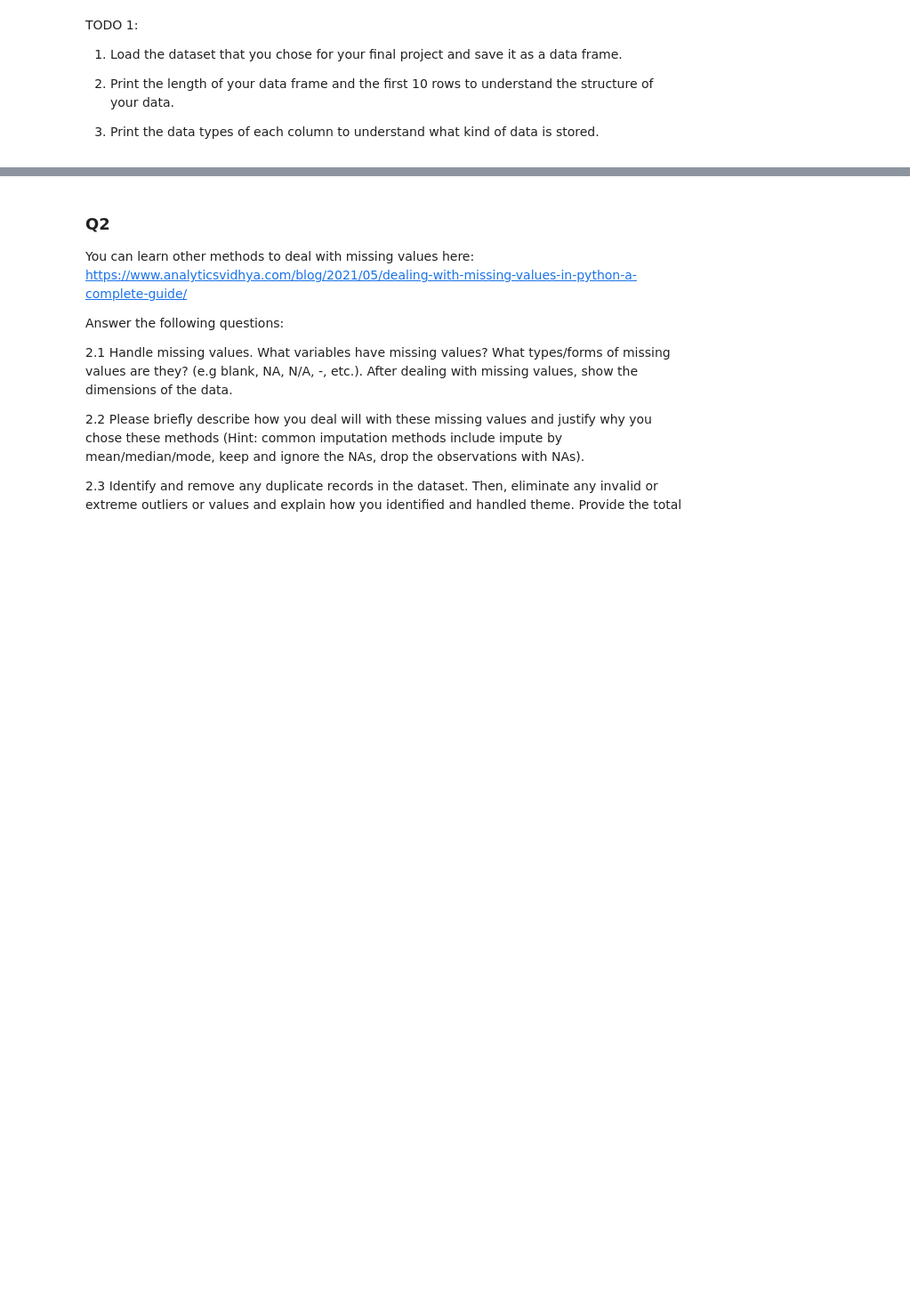
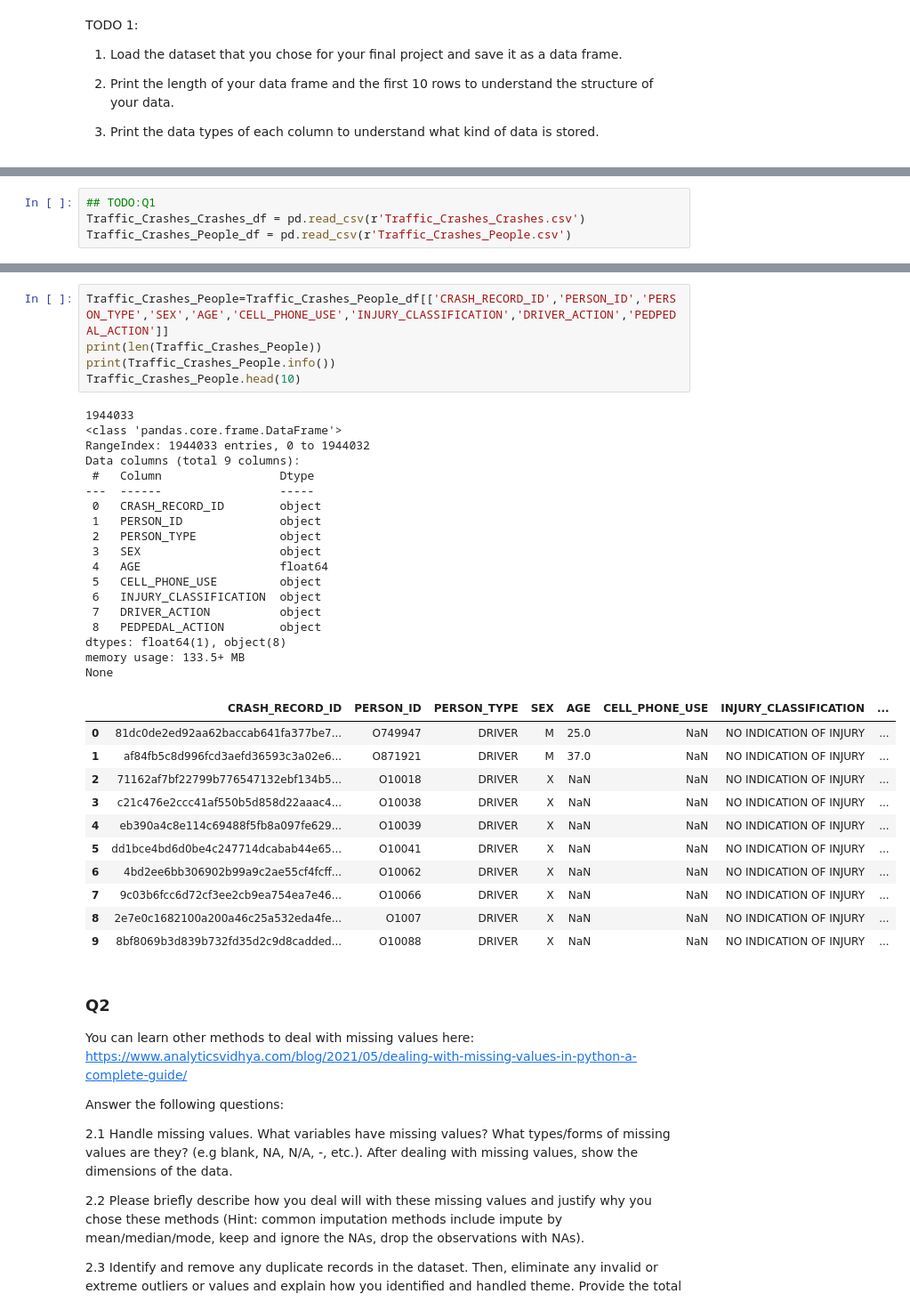
Before and after one commit to jessica-pei8/ChicagoPedestrianSafety, a Jupyter notebook: data project - milestone 1-1.ipynb, the cells around one changed output, grey strips where cells are left out. Shown at 89% size. Saved outputs shown, nothing was run; the diff lists cells and outputs as text; blank space fills up the shorter version.

```diff
--- a/data project - milestone 1-1.ipynb
+++ b/data project - milestone 1-1.ipynb
@@ -187,0 +193,4 @@ TODO 1:
+# %%
+## TODO:Q1
+Traffic_Crashes_Crashes_df = pd.read_csv(r'Traffic_Crashes_Crashes.csv')
+Traffic_Crashes_People_df = pd.read_csv(r'Traffic_Crashes_People.csv')
@@ -188,3 +231,38 @@ TODO 1:
+# %%
+Traffic_Crashes_People=Traffic_Crashes_People_df[['CRASH_RECORD_ID','PERSON_ID','PERSON_TYPE','SEX','AGE','CELL_PHONE_USE','INJURY_CLASSIFICATION','DRIVER_ACTION','PEDPEDAL_ACTION']]
+print(len(Traffic_Crashes_People))
+print(Traffic_Crashes_People.info())
+Traffic_Crashes_People.head(10)
+# %% [output]
+1944033
+<class 'pandas.core.frame.DataFrame'>
+RangeIndex: 1944033 entries, 0 to 1944032
+Data columns (total 9 columns):
+ #   Column                 Dtype
+---  ------                 -----
+ 0   CRASH_RECORD_ID        object
+ 1   PERSON_ID              object
+ 2   PERSON_TYPE            object
+ 3   SEX                    object
+ 4   AGE                    float64
+ 5   CELL_PHONE_USE         object
+ 6   INJURY_CLASSIFICATION  object
+ 7   DRIVER_ACTION          object
+ 8   PEDPEDAL_ACTION        object
+dtypes: float64(1), object(8)
+memory usage: 133.5+ MB
+None
+|  | CRASH_RECORD_ID | PERSON_ID | PERSON_TYPE | SEX | AGE | CELL_PHONE_USE | INJURY_CLASSIFICATION | ... |
+| 0 | 81dc0de2ed92aa62baccab641fa377be7... | O749947 | DRIVER | M | 25.0 | NaN | NO INDICATION OF INJURY | ... |
+| 1 | af84fb5c8d996fcd3aefd36593c3a02e6... | O871921 | DRIVER | M | 37.0 | NaN | NO INDICATION OF INJURY | ... |
+| 2 | 71162af7bf22799b776547132ebf134b5... | O10018 | DRIVER | X | NaN | NaN | NO INDICATION OF INJURY | ... |
+| 3 | c21c476e2ccc41af550b5d858d22aaac4... | O10038 | DRIVER | X | NaN | NaN | NO INDICATION OF INJURY | ... |
+| 4 | eb390a4c8e114c69488f5fb8a097fe629... | O10039 | DRIVER | X | NaN | NaN | NO INDICATION OF INJURY | ... |
+| 5 | dd1bce4bd6d0be4c247714dcabab44e65... | O10041 | DRIVER | X | NaN | NaN | NO INDICATION OF INJURY | ... |
+| 6 | 4bd2ee6bb306902b99a9c2ae55cf4fcff... | O10062 | DRIVER | X | NaN | NaN | NO INDICATION OF INJURY | ... |
+| 7 | 9c03b6fcc6d72cf3ee2cb9ea754ea7e46... | O10066 | DRIVER | X | NaN | NaN | NO INDICATION OF INJURY | ... |
+| 8 | 2e7e0c1682100a200a46c25a532eda4fe... | O1007 | DRIVER | X | NaN | NaN | NO INDICATION OF INJURY | ... |
+| 9 | 8bf8069b3d839b732fd35d2c9d8cadded... | O10088 | DRIVER | X | NaN | NaN | NO INDICATION OF INJURY | ... |
 # %% [markdown]
 ### Q2
 You can learn other methods to deal with missing values here: https://www.analyticsvidhya.com/blog/2021/05/dealing-with-missing-values-in-python-a-complete-guide/
```
Also changed, not shown: parts of 20 cells of this notebook.
